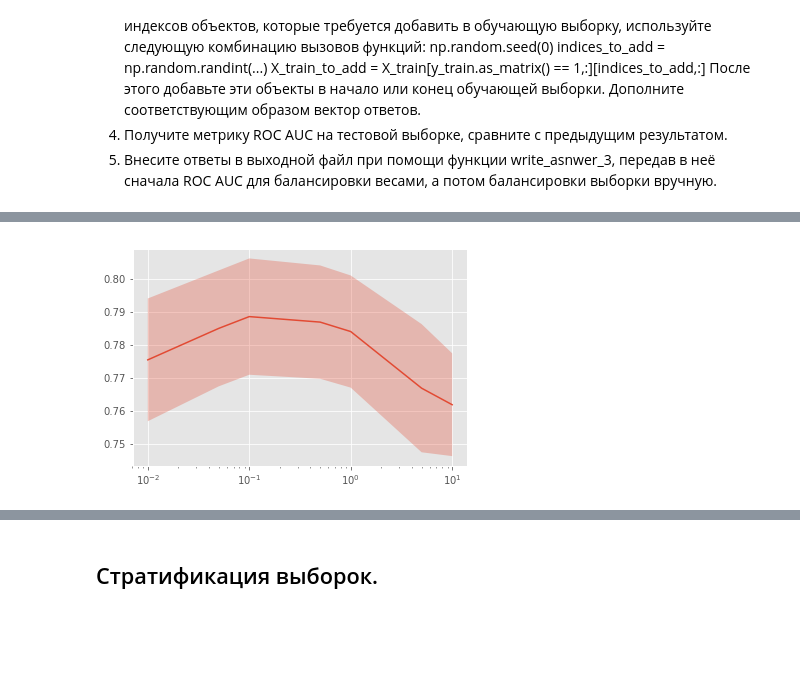
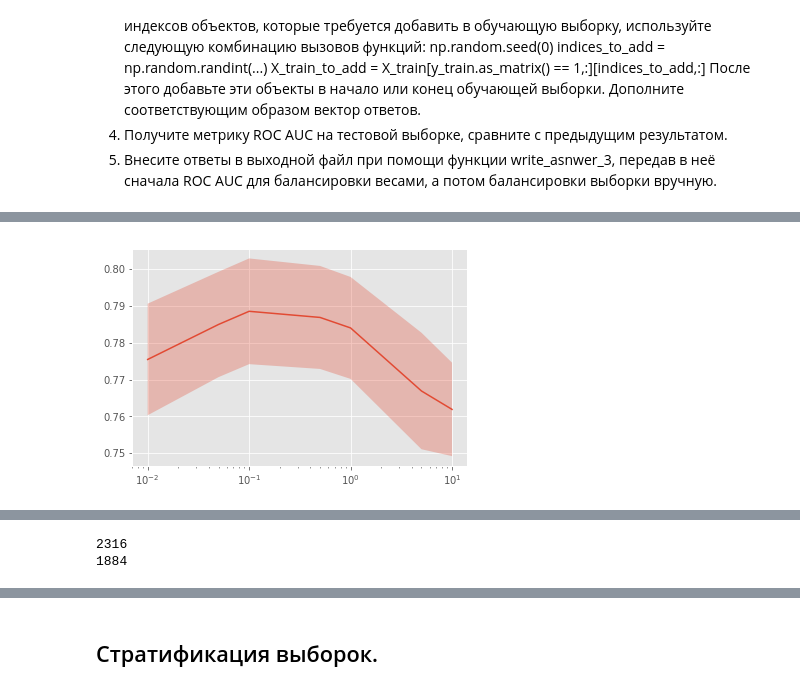
Before and after one commit to vadimbublikov2/coursera-ml-specialization, a Jupyter notebook: c2w3/Preprocessing_LR.ipynb, the cells around one changed output, grey strips where cells are left out. Saved outputs shown, nothing was run; the diff lists cells and outputs as text; code cells hidden in the pictures; blank space fills up the shorter version.

```diff
--- a/c2w3/Preprocessing_LR.ipynb
+++ b/c2w3/Preprocessing_LR.ipynb
@@ -310,2 +306,0 @@ GridSearchCV(cv=3, error_score='raise',
-# %%
-optimizer_means.fit(X_train_full_means, y_train)
@@ -364,0 +307,8 @@ auc roc means = 0.806330747595
+# %%
+estimator = LogisticRegression()
+optimizer = GridSearchCV(estimator, param_grid, n_jobs = 1, cv = 3)
+optimizer.fit(X_train_full_zeros, y_train)
+print optimizer.best_score_
+plot_scores2(optimizer)
+aucroc_zeros = roc_auc_score(y_test, optimizer.predict(X_test_full_zeros) )
+print 'auc roc zeros = {}'.format(str(aucroc_zeros))
@@ -364,0 +319,8 @@ auc roc means = 0.806330747595
+# %%
+estimator = LogisticRegression()
+optimizer = GridSearchCV(estimator, param_grid, n_jobs = 1, cv = 3)
+optimizer.fit(X_train_full_means, y_train)
+print optimizer.best_score_
+plot_scores2(optimizer)
+aucroc_means = roc_auc_score(y_test, optimizer.predict(X_test_full_means) )
+print 'auc roc means = {}'.format(str(aucroc_means))
@@ -427,6 +396,10 @@ X_train_full_scen = np.hstack((X_train_real_scaled, X_train_cat_oh))
 X_test_full_scen = np.hstack((X_test_real_scaled, X_test_cat_oh))
 # %%
 estimator = LogisticRegression()
-optimizer_scen = GridSearchCV(estimator, param_grid, n_jobs = 1, cv = 3)
-optimizer_scen.fit(X_train_full_scen, y_train)
+optimizer = GridSearchCV(estimator, param_grid, n_jobs = 1, cv = 3)
+optimizer.fit(X_train_full_scen, y_train)
+print optimizer.best_score_
+plot_scores2(optimizer)
+aucroc = roc_auc_score(y_test, optimizer.predict(X_test_full_scen) )
+print 'auc roc scaled = {}'.format(str(aucroc))
 # %% [output]
@@ -542,10 +489,10 @@ print(np.sum(y_train==1))
 5. Внесите ответы в выходной файл при помощи функции write_asnwer_3, передав в неё сначала ROC AUC для балансировки весами, а потом балансировки выборки вручную.
 # %%
 estimator = LogisticRegression(class_weight='balanced')
-optimizer_scenbw = GridSearchCV(estimator, param_grid, n_jobs = 1, cv = 3)
-optimizer_scenbw.fit(X_train_full_scen, y_train)
-print optimizer_scenbw.best_score_
-plot_scores(optimizer_scenbw)
-aucroc_scenbw = roc_auc_score(y_test, optimizer_scenbw.predict(X_test_full_scen) )
-print 'auc roc zeros scaled encoded balanced weight = {}'.format(str(aucroc_scenbw))
+optimizer = GridSearchCV(estimator, param_grid, n_jobs = 1, cv = 3)
+optimizer.fit(X_train_full_scen, y_train)
+print optimizer.best_score_
+plot_scores2(optimizer)
+aucroc_balanced = roc_auc_score(y_test, optimizer.predict(X_test_full_scen) )
+print 'auc roc zeros scaled encoded balanced weight = {}'.format(str(aucroc_balanced))
 # %% [output]
@@ -553 +500 @@ print 'auc roc zeros scaled encoded balanced weight = {}'.format(str(aucroc_scen
-[figure, old version]
+[figure, new version]
@@ -555,3 +502,9 @@ auc roc zeros scaled encoded balanced weight = 0.808297583001
+# %%
+print(np.sum(y_train==0))
+print(np.sum(y_train==1))
+# %% [output]
+2316
+1884
 # %%
 np.random.seed(0)
 indices_to_add = np.sum(y_train==0) - np.sum(y_train==1)
```
Also changed, not shown: parts of 39 cells of this notebook, 5 other files.
